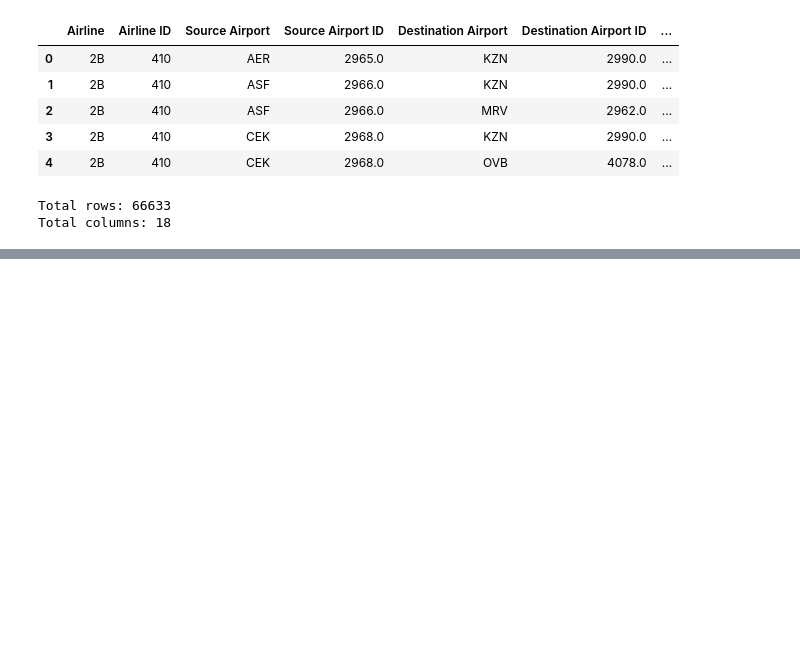
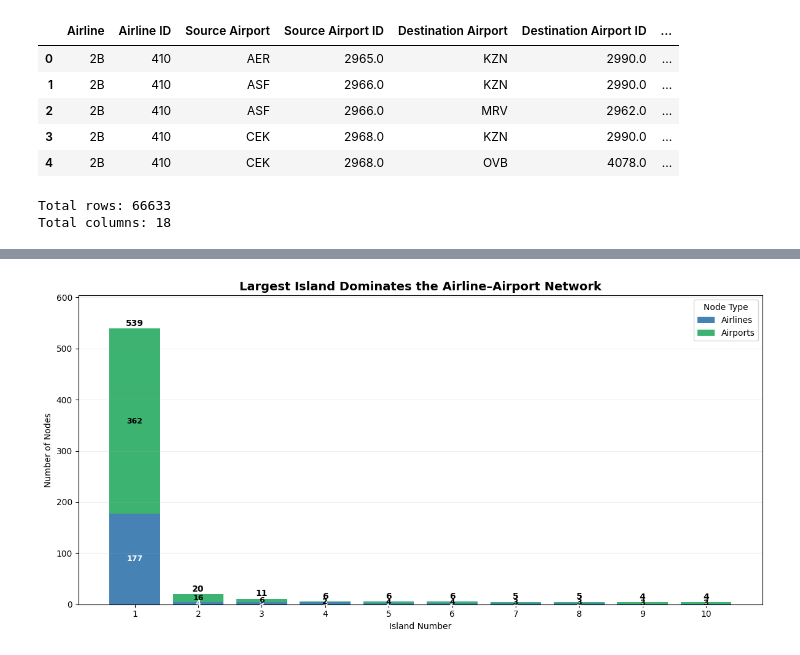
Before and after one commit to uzmabb182/Data_620_Web_Analytics, a Jupyter notebook: Week 6/Week_6_Project_2.ipynb, the cells around one changed output, grey strips where cells are left out. Saved outputs shown, nothing was run; the diff lists cells and outputs as text; code cells hidden in the pictures; blank space fills up the shorter version.

```diff
--- a/Week 6/Week_6_Project_2.ipynb
+++ b/Week 6/Week_6_Project_2.ipynb
@@ -1788,0 +2693,81 @@ Total columns: 18
+# %%
+import matplotlib.pyplot as plt
+
+df = island_summary_df.copy()
+
+fig, ax = plt.subplots(figsize=(12, 6))
+
+# Blue bars: Airlines
+bars_airlines = ax.bar(
+    df['Island'],
+    df['Airlines'],
+    color='steelblue',
+    label='Airlines'
+)
+
+# Green bars: Airports
+bars_airports = ax.bar(
+    df['Island'],
+    df['Airports'],
+    bottom=df['Airlines'],
+    color='mediumseagreen',
+    label='Airports'
+)
+
+# Label both colored sections
+for i, row in df.iterrows():
+
+    x = row['Island']
+
+    # Airline count inside blue section
+    ax.text(
+        x,
+        row['Airlines'] / 2,
+        str(row['Airlines']),
+        ha='center',
+        va='center',
+        fontsize=9,
+        fontweight='bold',
+        color='white'
+    )
+
+    # Airport count inside green section
+    ax.text(
+        x,
+        row['Airlines'] + row['Airports'] / 2,
+        str(row['Airports']),
+        ha='center',
+        va='center',
+        fontsize=9,
+        fontweight='bold',
+        color='black'
+    )
+
+    # Total nodes above each bar
+    ax.text(
+        x,
+        row['Total Nodes'] + 5,
+        str(row['Total Nodes']),
+        ha='center',
+        fontsize=10,
+        fontweight='bold'
+    )
+
+ax.set_title(
+    'Largest Island Dominates the Airline–Airport Network',
+    fontsize=14,
+    fontweight='bold'
+)
+
+ax.set_xlabel('Island Number')
+ax.set_ylabel('Number of Nodes')
+ax.set_xticks(df['Island'])
+ax.set_ylim(0, df['Total Nodes'].max() * 1.12)
+
+ax.legend(title='Node Type')
+ax.grid(axis='y', alpha=0.2)
+
+plt.tight_layout()
+plt.show()
+# %% [output]
+[figure, added]
```
Also changed, not shown: parts of 76 cells of this notebook.
